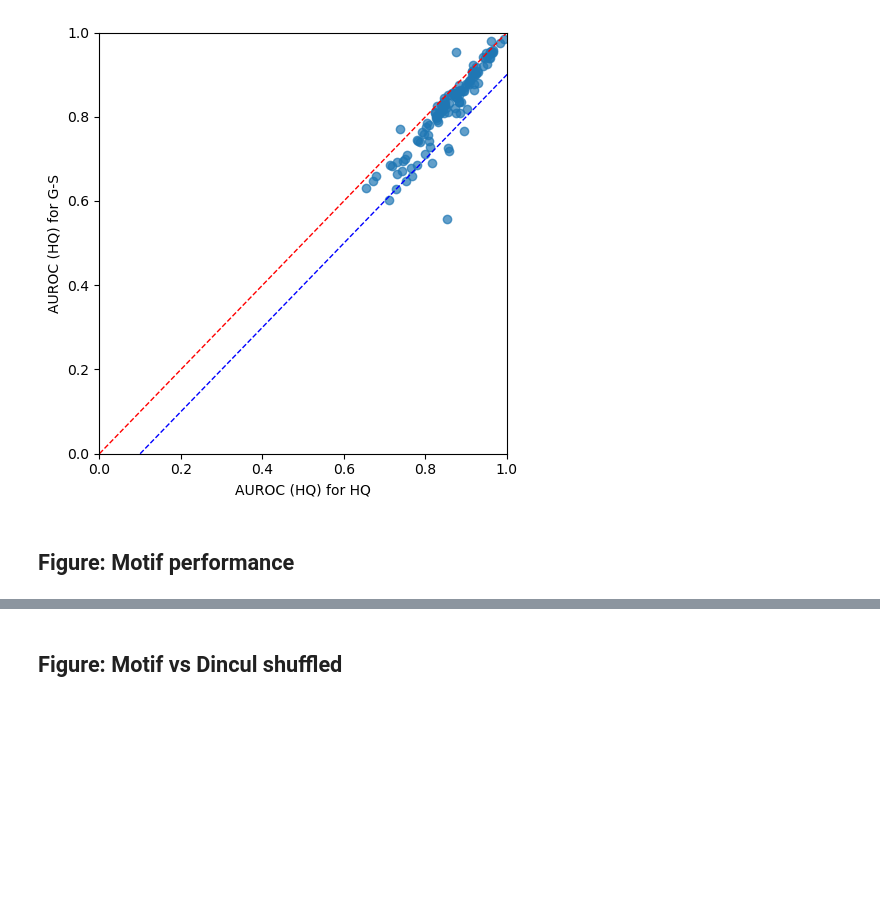
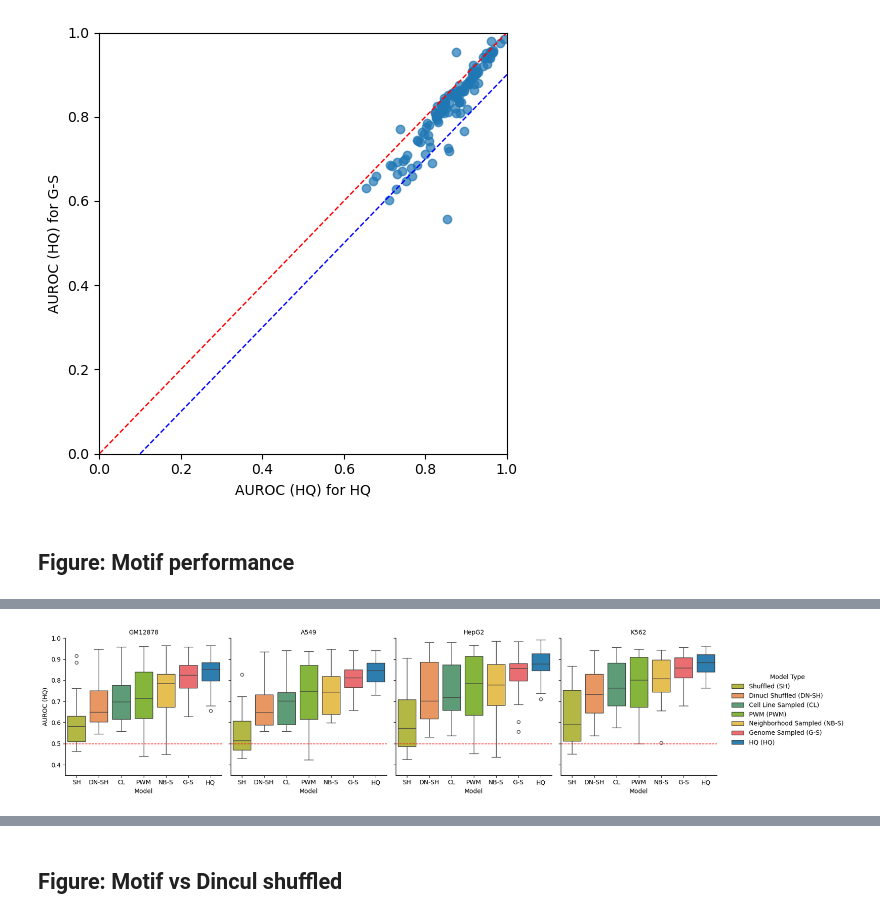
Before and after one commit to NatanTourne/TFBS-negatives, a Jupyter notebook: Results/20250619_full_run_3.ipynb, the cells around one changed output, grey strips where cells are left out. Drawn from its saved outputs; the diff is of its cells as text; code cells hidden in the pictures; blank space fills up the shorter version.

```diff
--- a/Results/20250619_full_run_3.ipynb
+++ b/Results/20250619_full_run_3.ipynb
@@ -597,6 +599,9 @@ melted_group_avg
 | 1438 | shuffled | GM12878 | Znf143_(16618-1-AP) | HQ | 0.719486 |
 | 1439 | shuffled | K562 | Znf143_(16618-1-AP) | HQ | 0.642771 |
 1440 rows × 5 columns
+# %%
+melted_group_avg["neg_mode_short"] = melted_group_avg["neg_mode"].map(neg_mode_labels)
+melted_group_avg["neg_mode_short"] = pd.Categorical(melted_group_avg["neg_mode_short"], categories=neg_mode_order, ordered=True)
 # %%
 from matplotlib.patches import Patch
 
@@ -914,0 +922,54 @@ NameError: name 'fused_df' is not defined
+# %%
+# Compute mean AUROC_HQ per neg_mode_short for ordering
+fused_df["neg_mode_short"] = fused_df["neg_mode"].map(neg_mode_labels)
+mean_per_mode = fused_df.groupby("neg_mode_short")["AUROC_HQ"].mean().sort_values()
+neg_mode_order = mean_per_mode.index.tolist()
+
+# Set categorical order for plotting
+fused_df["neg_mode_short"] = pd.Categorical(fused_df["neg_mode_short"], categories=neg_mode_order, ordered=True)
+
+# Create nice names with abbreviations in brackets
+nice_names_with_abbrev = {
+    "dinucl_sampled": "Genome Sampled (G-S)",
+    "dinucl_shuffled": "Dinucl Shuffled (DN-SH)",
+    "neighbors": "Neighborhood Sampled (NB-S)",
+    "shuffled": "Shuffled (SH)",
+    "motif": "PWM (PWM)",
+    "celltype": "Cell Line Sampled (CL)",
+    "HQ training": "HQ (HQ)"
+}
+
+# Add a column with nice names for neg_mode, also with the same categorical order
+fused_df["neg_mode_nice"] = fused_df["neg_mode"].map(nice_names_with_abbrev)
+
+# Create inverse mapping for neg_mode_labels
+neg_mode_labels_inv = {v: k for k, v in neg_mode_labels.items()}
+
+nice_name_order = [nice_names_with_abbrev[neg_mode_labels_inv[short]] for short in neg_mode_order]
+fused_df["neg_mode_nice"] = pd.Categorical(fused_df["neg_mode_nice"], categories=nice_name_order, ordered=True)
+
+g = sns.catplot(
+    data=fused_df,
+    x='neg_mode_short',
+    col='celltype',
+    y='AUROC_HQ',
+    hue='neg_mode_nice',
+    kind='box',
+    height=4,
+    aspect=0.8,
+    palette={nice_names_with_abbrev[k]: color_list[i] for i, k in enumerate(neg_mode_labels.keys())}
+)
+g.set_titles(col_template="{col_name}")
+g.set_axis_labels("Model", "AUROC (HQ)")
+g._legend.set_bbox_to_anchor((1, 0.5))
+g._legend.set_loc("center left")
+g._legend.set_title("Model Type")
+g.set(ylim=(0.35, 1))
+for ax in g.axes.flatten():
+    ax.axhline(0.5, linestyle='--', color='red', linewidth=1)
+plt.tight_layout()
+plt.savefig("/data/home/natant/Negatives/figures/Baselines.pdf",
+            format='pdf', dpi=300, bbox_inches='tight')
+plt.show()
+# %% [output]
+[figure, added]
```
Also changed, not shown: parts of 8 cells of this notebook, 3 other files.
